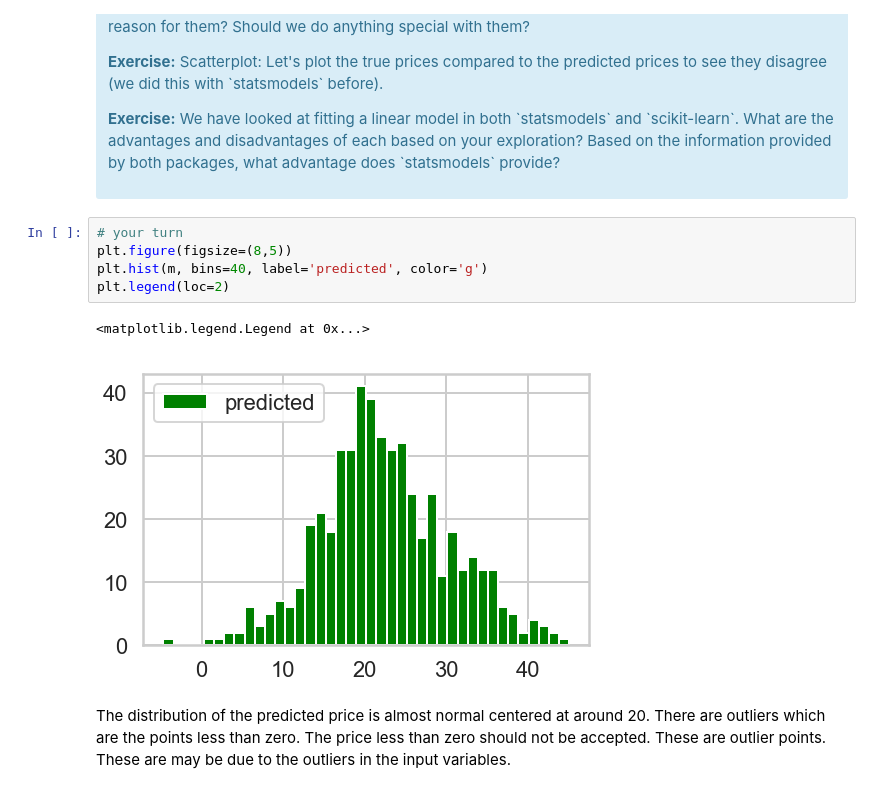
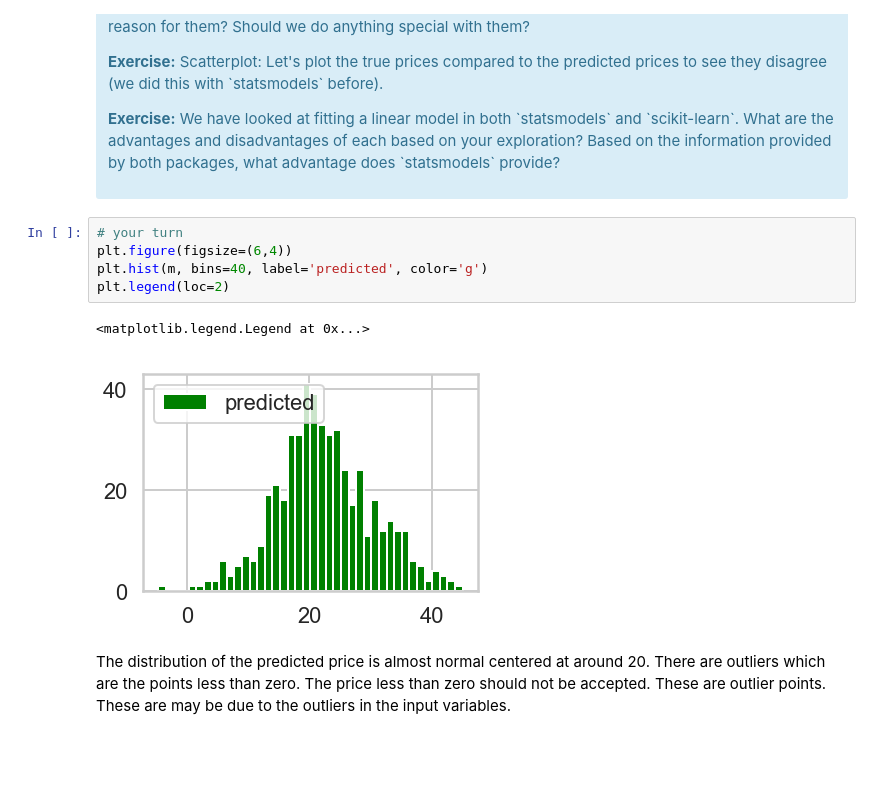
Before and after one commit to rameshadhikari1/Mini-porjects, a Jupyter notebook: Mini_Project_Linear_Regression.ipynb, the cells around one changed output. Drawn from its saved outputs; the diff is of its cells as text; blank space fills up the shorter version.

```diff
--- a/Mini_Project_Linear_Regression.ipynb
+++ b/Mini_Project_Linear_Regression.ipynb
@@ -576,12 +574,12 @@ m = lm.predict(X)
 </div>
 # %%
 # your turn
-plt.figure(figsize=(8,5))
+plt.figure(figsize=(6,4))
 plt.hist(m, bins=40, label='predicted', color='g')
 plt.legend(loc=2)
 # %% [output]
 <matplotlib.legend.Legend at 0x...>
-[figure, old version]
+[figure, new version]
 # %% [markdown]
 The distribution of the predicted price is almost normal centered at around 20. There are outliers which are the points less than zero. The price less than zero should not be accepted. These are outlier points. These are may be due to the outliers in the input variables.
 # %% [markdown]
```
Also changed, not shown: parts of 9 cells of this notebook.
